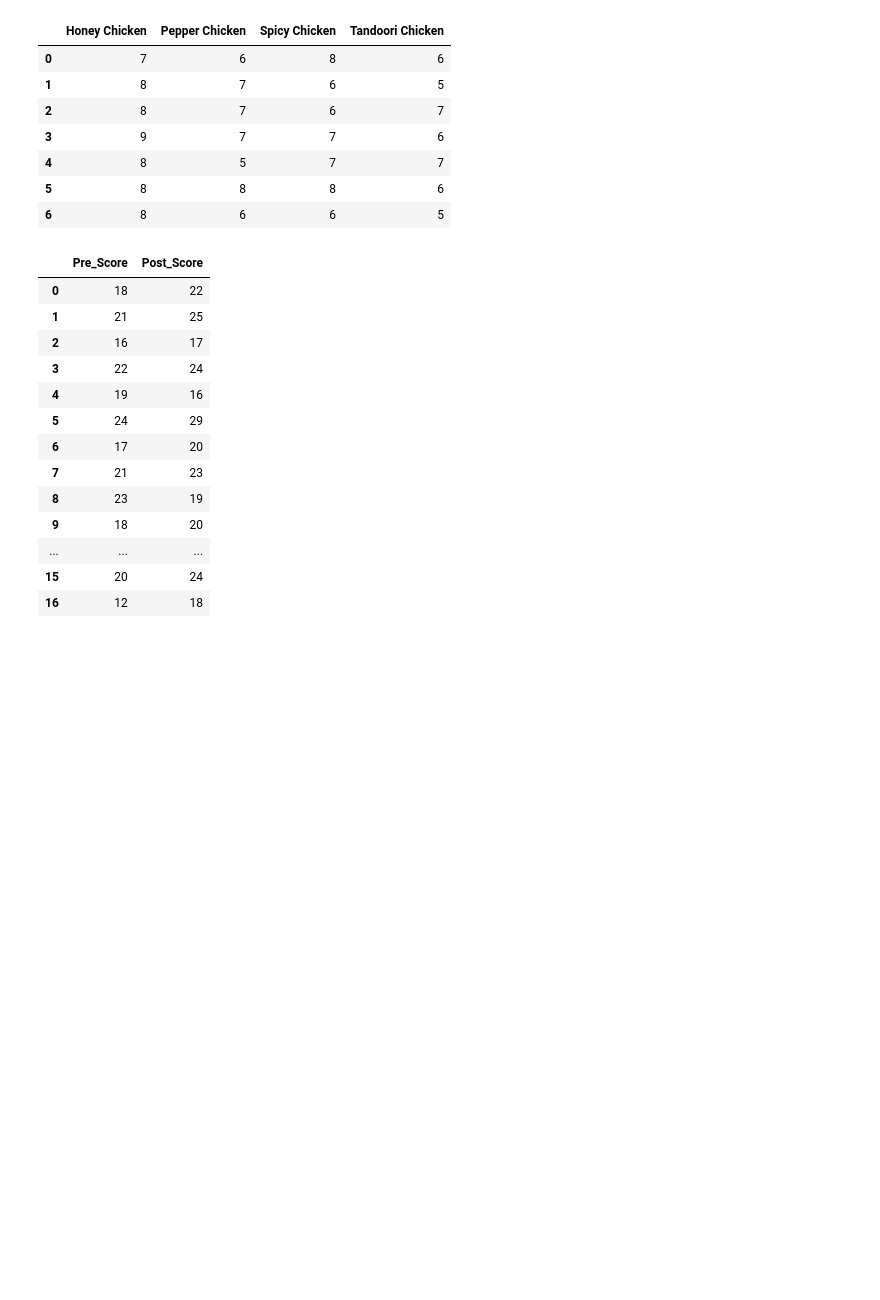
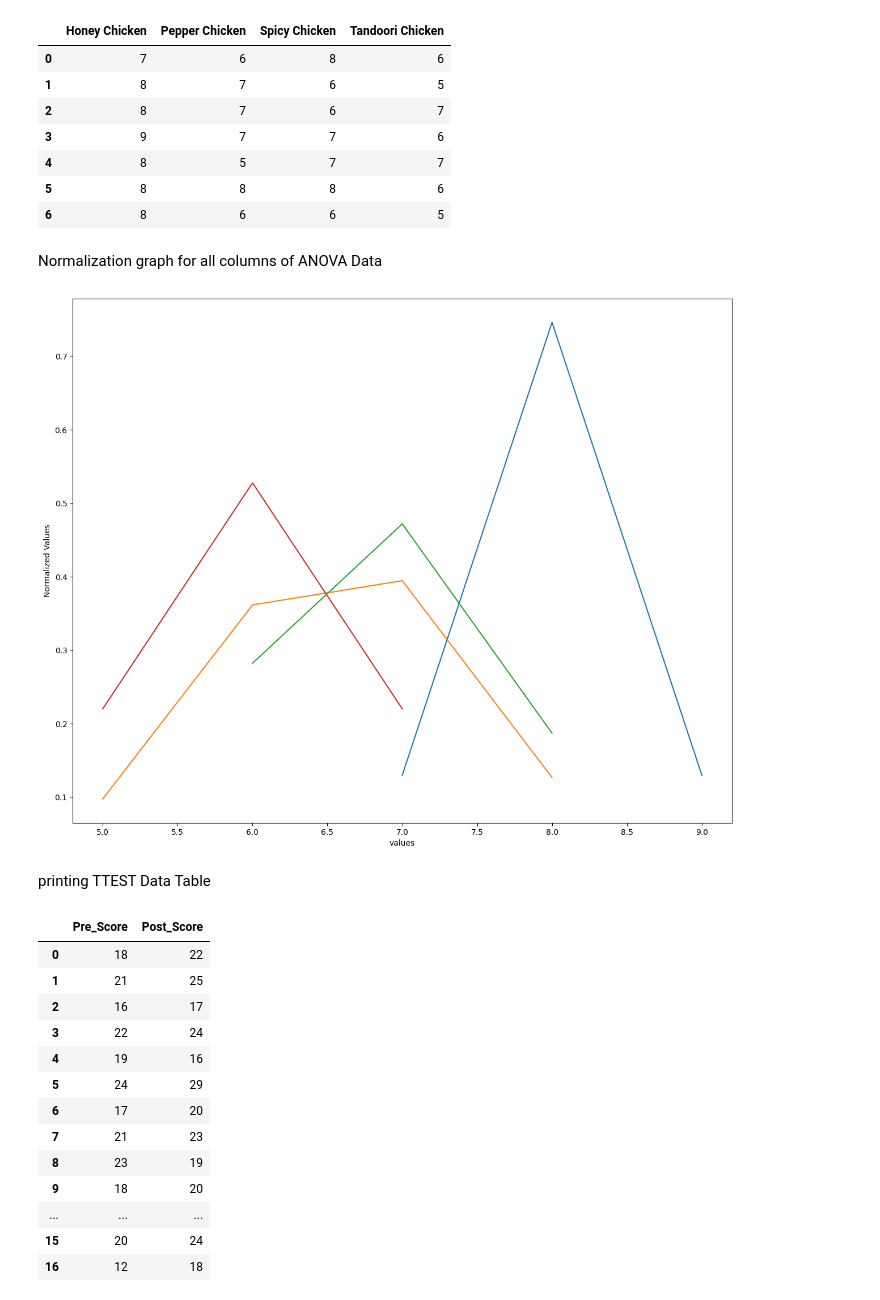
Before and after one commit to TechForEverybody/Applied_Data_Science_Practicals_Sem-8, a Jupyter notebook: Experiment-3/CS8A53_ADS_Experiment_3_ShivkumarChauhan.ipynb, the cells around one changed output. Saved outputs shown, nothing was run; the diff lists cells and outputs as text; code cells hidden in the pictures; blank space fills up the shorter version.

```diff
--- a/Experiment-3/CS8A53_ADS_Experiment_3_ShivkumarChauhan.ipynb
+++ b/Experiment-3/CS8A53_ADS_Experiment_3_ShivkumarChauhan.ipynb
@@ -31,3 +31,18 @@ reading dataset
 # %%
 ANOVA_Data=pandas.read_excel("../Reference_Data/ANOVA_TAJ.xlsx")
 TTEST_Data=pandas.read_excel("../Reference_Data/ttest_Pre Post Score.xlsx")
+# %%
+def normalDistributionGraphGenarator(data:numpy.array,*ExtraArguments)->None:
+    """Normalization graph plotter function
+
+    Args:
+        data (numpy.array): Any Array or DataFrame Column
+    """
+    pyplot.figure('Normal Distribution Graph')
+    data=numpy.sort(data)
+    pyplot.plot(data, scipy.stats.norm.pdf(data, numpy.mean(data),numpy.std(data)))
+    for data in ExtraArguments:
+        data=numpy.sort(data)
+        pyplot.plot(data, scipy.stats.norm.pdf(data, numpy.mean(data),numpy.std(data)))
+    pyplot.xlabel('values')
+    pyplot.ylabel("Normalized Values")
@@ -44,6 +78,14 @@ ANOVA_Data
 | 4 | 8 | 5 | 7 | 7 |
 | 5 | 8 | 8 | 8 | 6 |
 | 6 | 8 | 6 | 6 | 5 |
+# %% [markdown]
+Normalization graph for all columns of ANOVA Data
+# %%
+normalDistributionGraphGenarator(ANOVA_Data['Honey Chicken'],ANOVA_Data['Pepper Chicken'],ANOVA_Data['Spicy Chicken'],ANOVA_Data['Tandoori Chicken'])
+# %% [output]
+[figure, added]
+# %% [markdown]
+printing TTEST Data Table
 # %%
 TTEST_Data
 # %% [output]
```
Also changed, not shown: parts of 35 cells of this notebook, 4 other files.
